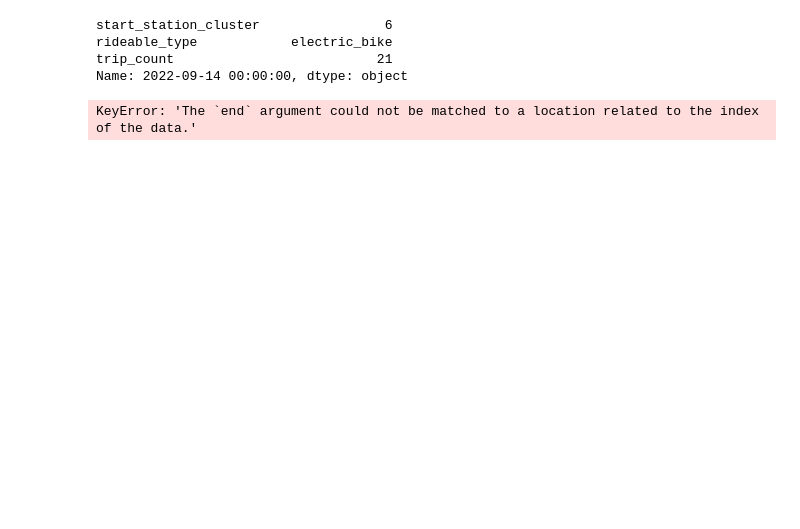
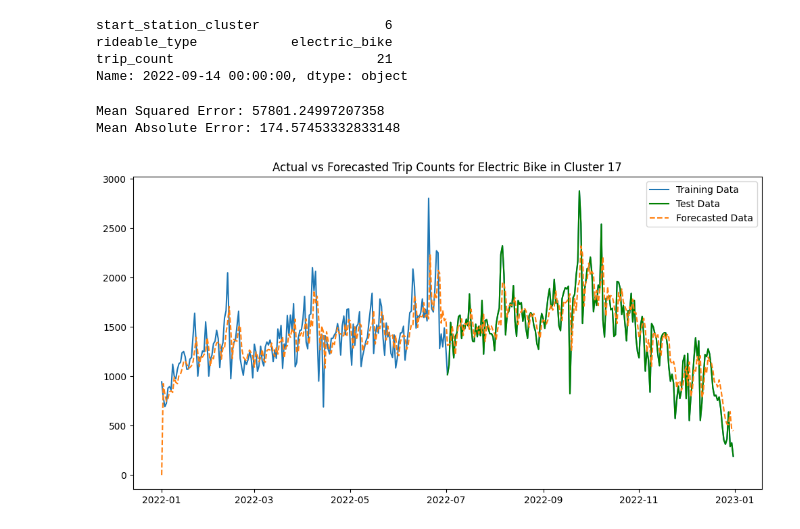
Before and after one commit to yiyiyang81/INSY662-Group-Project, a Jupyter notebook: Model/ARIMA_all_clusters.ipynb, the cells around one changed output. Cells and saved outputs as stored; diff of their text form; code cells hidden in the pictures; blank space fills up the shorter version.

```diff
--- a/Model/ARIMA_all_clusters.ipynb
+++ b/Model/ARIMA_all_clusters.ipynb
@@ -166,7 +166,8 @@ for cluster in clusters:
                                max_p=3, max_q=3, max_d=2,
                                max_order=None,
                                enforce_stationarity=True,
-                               enforce_invertibility=True)
+                               enforce_invertibility=True,
+                               m=12)
 
             # Store parameters
             arima_params[key] = {
@@ -414,8 +413,8 @@ def demand_forecasting(cluster_to_predict, bike_type_to_predict, date_to_predict
 # %%
 # Example parameters
-cluster_to_predict = 1  # This is the cluster number you want to predict for
-bike_type_to_predict = 'classic_bike'  # This can be 'classic_bike' or 'electric_bike'
-date_to_predict = '2022-09-30'  # The date you want to make the prediction for, in 'YYYY-MM-DD' format
+cluster_to_predict = 11  # This is the cluster number you want to predict for
+bike_type_to_predict = 'electric_bike'  # This can be 'classic_bike' or 'electric_bike'
+date_to_predict = '2022-07-03'  # The date you want to make the prediction for, in 'YYYY-MM-DD' format
 
 # Call the demand_forecasting function with the example parameters
 predicted_trip_count = demand_forecasting(cluster_to_predict, bike_type_to_predict, date_to_predict)
@@ -493,20 +515,25 @@ Name: 2022-09-14 00:00:00, dtype: object
 # - The arima_params dictionary is correctly defined with the ARIMA order parameters for each combination of cluster and bike type.
 # %%
 # Function to forecast demand
+from sklearn.metrics import mean_squared_error, mean_absolute_error
+
 def demand_forecasting_with_trend(cluster_to_predict, bike_type_to_predict):
     # Select the appropriate training dataset
     if bike_type_to_predict == "electric_bike":
         cluster_temp = electric_bike_data[electric_bike_data['start_station_cluster'] == cluster_to_predict]
         test_temp = electric_bike_test[electric_bike_test['start_station_cluster'] == cluster_to_predict]
     elif bike_type_to_predict == "classic_bike":
-        cluster_temp = classic_bike_data[classic_bike_data['start_station_cluster'] == cluster_to_predict]
+        cluster_temp = classic_bike_train[classic_bike_train['start_station_cluster'] == cluster_to_predict]
         test_temp = classic_bike_test[classic_bike_test['start_station_cluster'] == cluster_to_predict]
     else:
         raise ValueError("Bike type must be 'electric_bike' or 'classic_bike'.")
 
     # Fit the ARIMA model
     model_order = arima_params[(cluster_to_predict, bike_type_to_predict)]['order']
-    model = ARIMA(cluster_temp['trip_count'], order=model_order)
+    model_seasonal = arima_params[(cluster_to_predict, bike_type_to_predict)]['seasonal_order']
+    model = ARIMA(cluster_temp['trip_count'], order=model_order, seasonal_order=model_seasonal ,freq='D')
+    #results = model.fit()
+    #model = ARIMA(cluster_temp['trip_count'], order=model_order)
     results = model.fit()
 
     # Predict for the entire year of 2022
@@ -514,8 +541,24 @@ def demand_forecasting_with_trend(cluster_to_predict, bike_type_to_predict):
     forecast = results.get_prediction(start='2022-01-01', end=forecast_end, dynamic=False)
     forecasted_values = forecast.predicted_mean
 
+        # Evaluate the model
+    mse = mean_squared_error(cluster_temp['trip_count'], forecasted_values[:len(cluster_temp)])
+    mae = mean_absolute_error(cluster_temp['trip_count'], forecasted_values[:len(cluster_temp)])
+    print(f"Mean Squared Error: {mse}")
+    print(f"Mean Absolute Error: {mae}")
+
+
+    # Evaluate the model
+    #actual_test_values = test_temp['trip_count']['2022-01-01':forecast_end]
+    #mse = mean_squared_error(actual_test_values, forecasted_values)
+    #mae = mean_absolute_error(actual_test_values, forecasted_values)
+    #print(f"Mean Squared Error: {mse}")
+    #print(f"Mean Absolute Error: {mae}")
+
     # Plotting the training data, forecasted data
-    plt.figure(figsize=(14, 7))
+    fig, ax = plt.subplots(figsize=(12, 6))
+    fig.patch.set_facecolor('none')
+    ax.set_facecolor('none')
     plt.plot(cluster_temp['trip_count'], label='Training Data')
     plt.plot(test_temp['trip_count'],label='Test Data',color='green')
     plt.plot(pd.date_range(start='2022-01-01', end=forecast_end, freq='D'), forecasted_values,
@@ -525,6 +568,8 @@ def demand_forecasting_with_trend(cluster_to_predict, bike_type_to_predict):
     plt.show()
 # %%
 # Call the function to plot for cluster 0, electric bike
-demand_forecasting_with_trend(1, 'electric_bike')
+demand_forecasting_with_trend(17, 'electric_bike')
 # %% [output]
-KeyError: 'The `end` argument could not be matched to a location related to the index of the data.'
+Mean Squared Error: 57801.24997207358
+Mean Absolute Error: 174.57453332833148
+[figure, added]
```
Also changed, not shown: parts of 6 cells of this notebook, 4 other files.
